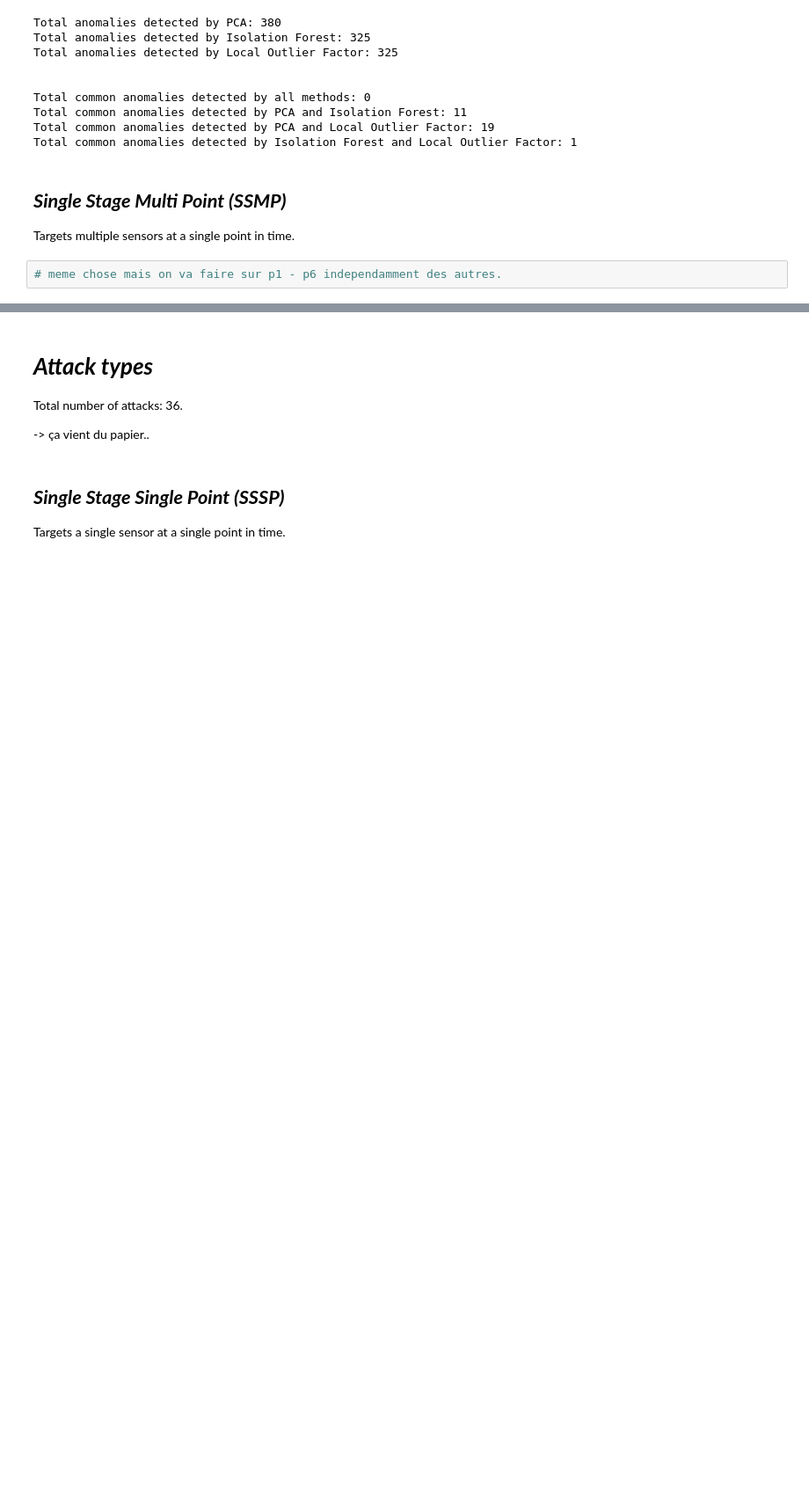
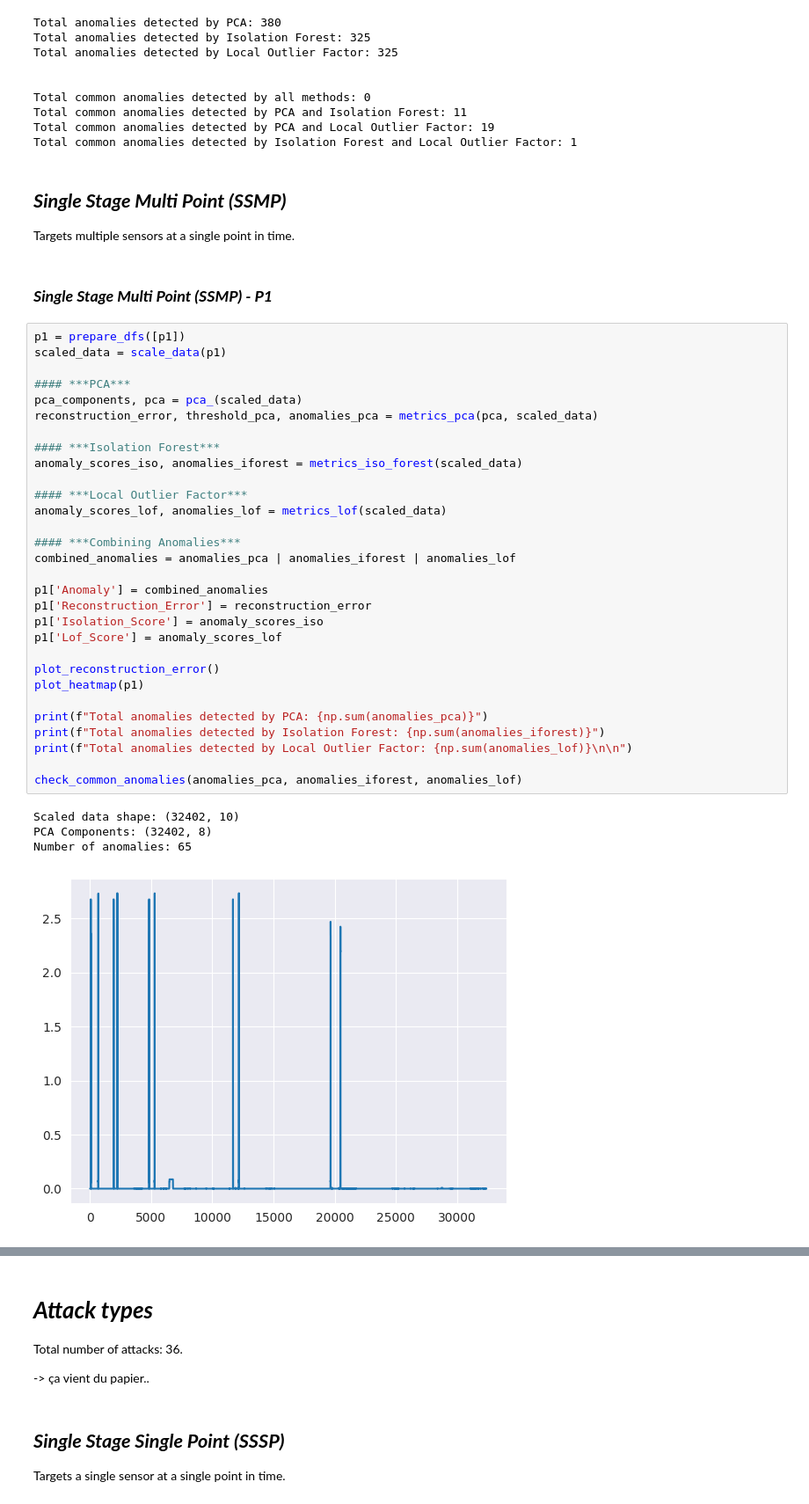
Before and after one commit to ClovisDyArx/cyberml_projet, a Jupyter notebook: dataset2_subject1.ipynb, the cells around one changed output, grey strips where cells are left out. Shown at 88% size. Cells and saved outputs as stored; diff of their text form; blank space fills up the shorter version.

Commit message:
feat(SSMP): done.

```diff
--- a/dataset2_subject1.ipynb
+++ b/dataset2_subject1.ipynb
@@ -418,5 +418,40 @@ Total common anomalies detected by Isolation Forest and Local Outlier Factor: 1
 # %% [markdown]
 ## ***Single Stage Multi Point (SSMP)***
 Targets multiple sensors at a single point in time.
+# %% [markdown]
+### ***Single Stage Multi Point (SSMP) - P1***
 # %%
-# meme chose mais on va faire sur p1 - p6 independamment des autres.
+p1 = prepare_dfs([p1])
+scaled_data = scale_data(p1)
+
+#### ***PCA***
+pca_components, pca = pca_(scaled_data)
+reconstruction_error, threshold_pca, anomalies_pca = metrics_pca(pca, scaled_data)
+
+#### ***Isolation Forest***
+anomaly_scores_iso, anomalies_iforest = metrics_iso_forest(scaled_data)
+
+#### ***Local Outlier Factor***
+anomaly_scores_lof, anomalies_lof = metrics_lof(scaled_data)
+
+#### ***Combining Anomalies***
+combined_anomalies = anomalies_pca | anomalies_iforest | anomalies_lof
+
+p1['Anomaly'] = combined_anomalies
+p1['Reconstruction_Error'] = reconstruction_error
+p1['Isolation_Score'] = anomaly_scores_iso
+p1['Lof_Score'] = anomaly_scores_lof
+
+plot_reconstruction_error()
+plot_heatmap(p1)
+
+print(f"Total anomalies detected by PCA: {np.sum(anomalies_pca)}")
+print(f"Total anomalies detected by Isolation Forest: {np.sum(anomalies_iforest)}")
+print(f"Total anomalies detected by Local Outlier Factor: {np.sum(anomalies_lof)}\n\n")
+
+check_common_anomalies(anomalies_pca, anomalies_iforest, anomalies_lof)
+# %% [output]
+Scaled data shape: (32402, 10)
+PCA Components: (32402, 8)
+Number of anomalies: 65
+[figure, added]
```
Also changed, not shown: parts of 13 cells of this notebook.
